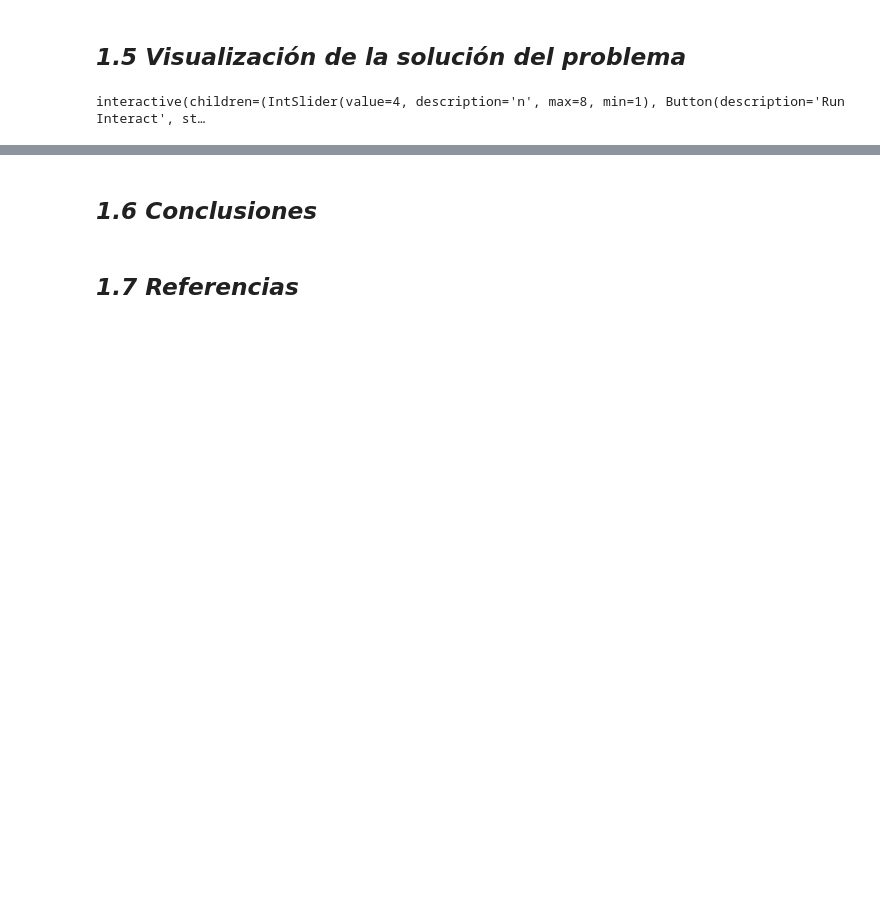
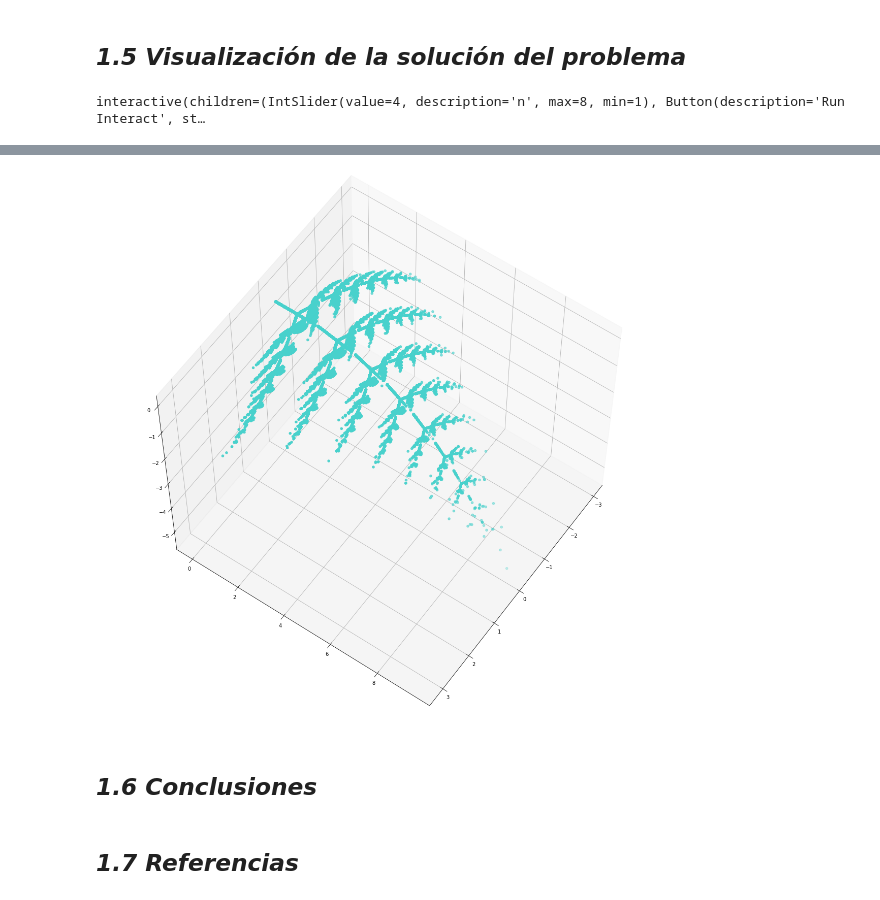
Before and after one commit to Miriam-Castellanos/proyecto_modulo_2, a Jupyter notebook: PM2_CastellanosM_MorenoH_ HernandezR.ipynb, the cells around one changed output, grey strips where cells are left out. Drawn from its saved outputs; the diff is of its cells as text; code cells hidden in the pictures; blank space fills up the shorter version.

```diff
--- a/PM2_CastellanosM_MorenoH_ HernandezR.ipynb
+++ b/PM2_CastellanosM_MorenoH_ HernandezR.ipynb
@@ -130,3 +210,8 @@ interactive(children=(IntSlider(value=4, description='n', max=8, min=1), Button(
+# %%
+ax.view_init(60, 35)
+fig
+# %% [output]
+[figure, added]
 # %% [markdown]
 ## *1.6 Conclusiones*
 # %% [markdown]
```
Also changed, not shown: parts of 6 cells of this notebook.
